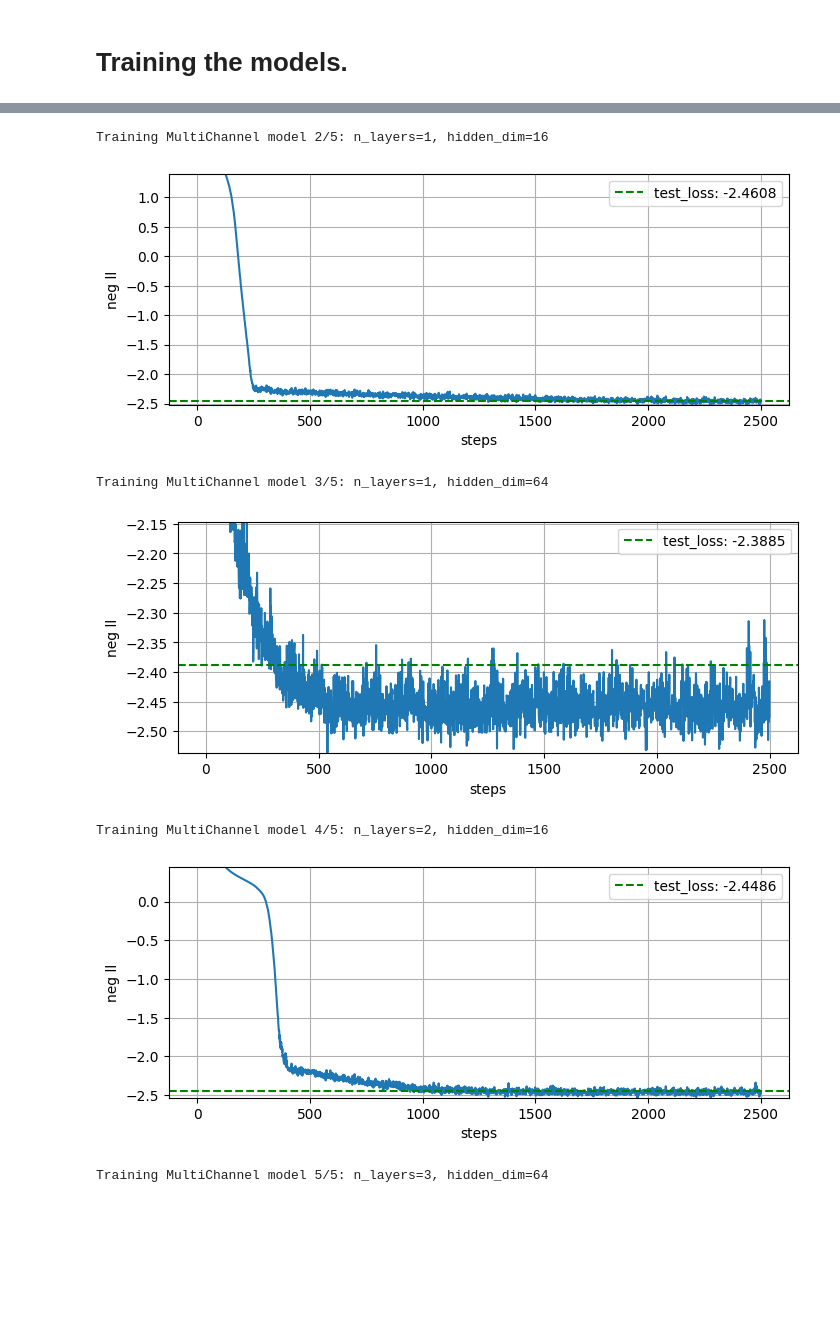
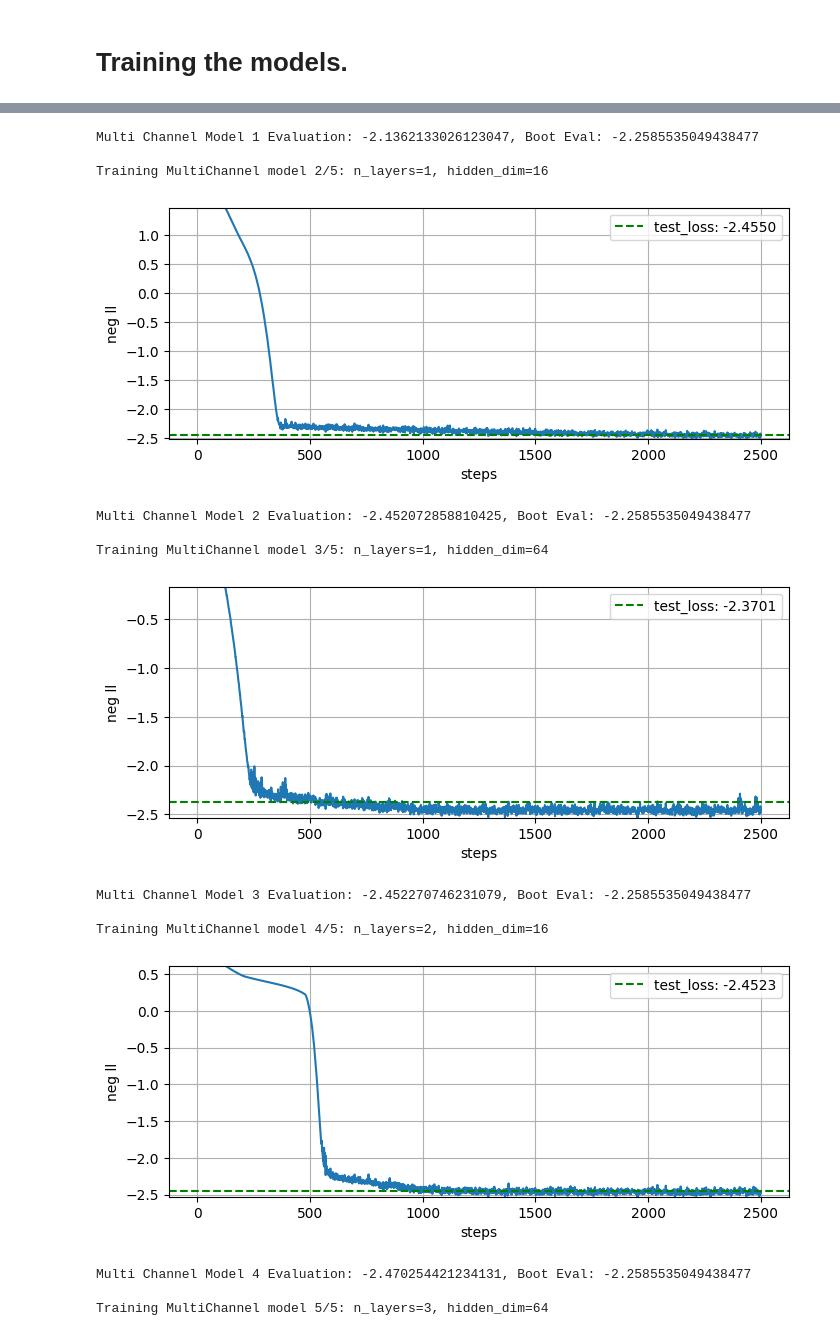
Before and after one commit to chrisjwheeler/NNP-method, a Jupyter notebook: building_up_to_stoch_NAR1.ipynb, the cells around one changed output, grey strips where cells are left out. Drawn from its saved outputs; the diff is of its cells as text; code cells hidden in the pictures; blank space fills up the shorter version.

```diff
--- a/building_up_to_stoch_NAR1.ipynb
+++ b/building_up_to_stoch_NAR1.ipynb
@@ -28,7 +28,7 @@ EVAL_N_TIMESTEPS = 5000
 EVAL_DATA_KEY = jax.random.key(65)
 
 # NN Model Parameters
-N_MIX = 3
+N_MIX = 1
 MODEL_SIZES = [
     (1, 4),
     (1, 16),
@@ -241,6 +292,8 @@ plt.show()
 # Training the Multi Channel Network.
 
 trained_multich_models_evals = {}
+multich_feed_forward_trained_models = {}
+
 
 for i, (n_layers, hidden_dim) in enumerate(MODEL_SIZES):
     print(f"\nTraining MultiChannel model {i+1}/{len(MODEL_SIZES)}: n_layers={n_layers}, hidden_dim={hidden_dim}")
@@ -256,6 +309,8 @@ for i, (n_layers, hidden_dim) in enumerate(MODEL_SIZES):
     )
 
     multi_model_eval = loss(stoch_vol_vehicle.unvectorized_model, test_inputs, test_targets)
+    print(f"Multi Channel Model {i+1} Evaluation: {multi_model_eval}, Boot Eval: {boot_eval}")
+    multich_feed_forward_trained_models[(n_layers, hidden_dim)] = stoch_vol_vehicle.unvectorized_model
     trained_multich_models_evals[(n_layers, hidden_dim)] = multi_model_eval
 # %% [output]
 Training MultiChannel model 1/5: n_layers=1, hidden_dim=4
@@ -263,7 +318,15 @@ Training MultiChannel model 1/5: n_layers=1, hidden_dim=4
+Multi Channel Model 1 Evaluation: -2.1362133026123047, Boot Eval: -2.2585535049438477
+
 Training MultiChannel model 2/5: n_layers=1, hidden_dim=16
-[figure, old version]
+[figure, new version]
+Multi Channel Model 2 Evaluation: -2.452072858810425, Boot Eval: -2.2585535049438477
+
 Training MultiChannel model 3/5: n_layers=1, hidden_dim=64
-[figure, old version]
+[figure, new version]
+Multi Channel Model 3 Evaluation: -2.452270746231079, Boot Eval: -2.2585535049438477
+
 Training MultiChannel model 4/5: n_layers=2, hidden_dim=16
-[figure, old version]
+[figure, new version]
+Multi Channel Model 4 Evaluation: -2.470254421234131, Boot Eval: -2.2585535049438477
+
 Training MultiChannel model 5/5: n_layers=3, hidden_dim=64
```
Also changed, not shown: parts of 10 cells of this notebook, 18 other files.
